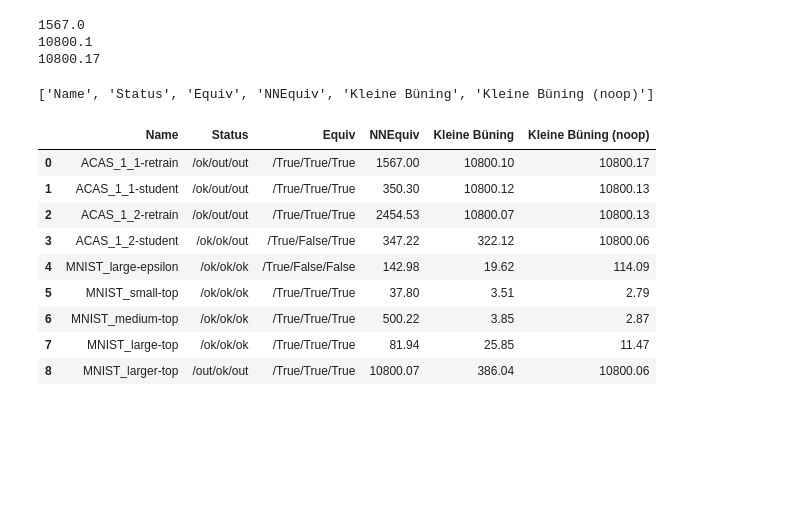
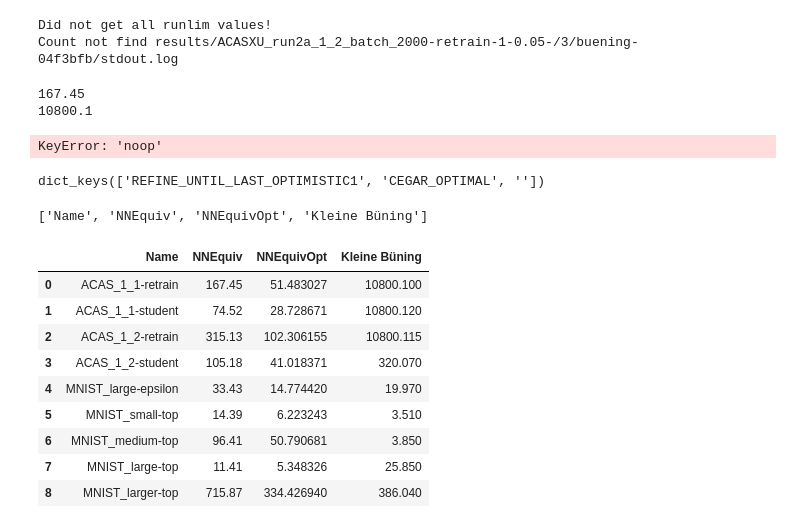
Before and after one commit to samysweb/nnequiv-experiments, a Jupyter notebook: analysis/Comparison-NNEquiv-Buening.ipynb, the cells around one changed output. Drawn from its saved outputs; the diff is of its cells as text; code cells hidden in the pictures; blank space fills up the shorter version.

```diff
--- a/analysis/Comparison-NNEquiv-Buening.ipynb
+++ b/analysis/Comparison-NNEquiv-Buening.ipynb
@@ -17,12 +17,13 @@ benchmarks = [
 ]
 variants = [
     'REFINE_UNTIL_LAST_OPTIMISTIC1',
+    'CEGAR_OPTIMAL'
 ]
-commit = '7417a86'
+commit = '3ad4254'
 out_handlers=[parse.CegarOptimal]
 err_handlers=[parse.RunLim]
 both_handlers=[parse.NNEquivResultHandler]
-num_runs=3
+num_runs=1
 # %%
 variant_runs = {}
 for v in variants:
@@ -45,7 +46,6 @@ for v in variants:
 # %%
 variants = [
     '',
-    'noop'
 ]
 commit = '04f3bfb'
 out_handlers=[]
@@ -68,13 +68,16 @@ for v in variants:
                         both_handlers=both_handlers
                     )
                 )
-            except FileNotFoundError:
+            except (FileNotFoundError,Exception):
                 print(f"Count not find "+b+"-"+v+"/"+str(i)+"/buening-"+commit+"/stdout.log")
+# %% [output]
+Did not get all runlim values!
+Count not find results/ACASXU_run2a_1_2_batch_2000-retrain-1-0.05-/3/buening-04f3bfb/stdout.log
 # %%
 variants = [
     'REFINE_UNTIL_LAST_OPTIMISTIC1',
-    '',
-    'noop'
+    'CEGAR_OPTIMAL',
+    ''
 ]
 variants_median = {}
 for v in variants:
@@ -86,48 +89,54 @@ print(variants_median["REFINE_UNTIL_LAST_OPTIMISTIC1"]["results/ACASXU_run2a_1_1
 print(variants_median[""]["results/ACASXU_run2a_1_1_batch_2000-retrain-1-0.05"].get_val(['runlim','real']))
 print(variants_median["noop"]["results/ACASXU_run2a_1_1_batch_2000-retrain-1-0.05"].get_val(['runlim','real']))
 # %% [output]
-1567.0
+167.45
 10800.1
-10800.17
+KeyError: 'noop'
+# %%
+variants_median.keys()
+# %% [output]
+dict_keys(['REFINE_UNTIL_LAST_OPTIMISTIC1', 'CEGAR_OPTIMAL', ''])
 # %%
 import pandas as pd
 # %%
 benchmarks_labels = {
 "results/ACASXU_run2a_1_1_batch_2000-retrain-1-0.05":"ACAS_1_1-retrain",
 "results/ACASXU_run2a_1_1_batch_2000-student-1-0.05":"ACAS_1_1-student",
 "results/ACASXU_run2a_1_2_batch_2000-retrain-1-0.05":"ACAS_1_2-retrain",
 "results/ACASXU_run2a_1_2_batch_2000-student-1-0.05":"ACAS_1_2-student",
 "results/mnist8x8_100_80_60_40_20_10_eps1-9000.2-15":"MNIST_large-epsilon",
 "results/mnist8x8_student_36_10-9000.7-top":"MNIST_small-top",
 "results/mnist8x8_student_12_12_12_10-9000.7-top":"MNIST_medium-top",
 "results/mnist8x8_100_80_60_40_20_10-9200.3-top":"MNIST_large-top",
 "results/mnist8x8_100_200_300_200_100_10-9200.2-top":"MNIST_larger-top"
 }
 
-columns = ["Name", "Status", "Equiv", "NNEquiv", "Kleine Büning", "Kleine Büning (noop)"]
+#columns = ["Name", "Status", "Equiv", "NNEquiv", "Kleine Büning"]
+columns = ["Name", "NNEquiv", "NNEquivOpt", "Kleine Büning"]
 data = []
 for b in benchmarks:
     cur_row = []
     cur_row.append(benchmarks_labels[b])
-    cur_row.append("")
-    cur_row.append("")
-    for v in variants:
-        cur_row[1]+="/"+str(variants_median[v][b].get_val(['result','status'],strategy='A')[0])
-        cur_row[2]+="/"+str(variants_median[v][b].get_val(['result','is_equiv'],strategy='A')[0])
-        cur_row.append(variants_median[v][b].get_val(['runlim','real']))
+    #cur_row.append("")
+    #cur_row.append("")
+    #cur_row[1]+="/"+str(variants_median[v][b].get_val(['result','status'],strategy='A')[0])
+    #cur_row[2]+="/"+str(variants_median[v][b].get_val(['result','is_equiv'],strategy='A')[0])
+    cur_row.append(variants_median['REFINE_UNTIL_LAST_OPTIMISTIC1'][b].get_val(['runlim','real']))
+    cur_row.append(variants_median['CEGAR_OPTIMAL'][b].get_val(['cegaropt','opt']))
+    cur_row.append(variants_median[''][b].get_val(['runlim','real']))
     data.append(cur_row)
 print(columns)
 table = pd.DataFrame(data, columns=columns)
 table
 # %% [output]
-['Name', 'Status', 'Equiv', 'NNEquiv', 'Kleine Büning', 'Kleine Büning (noop)']
+['Name', 'NNEquiv', 'NNEquivOpt', 'Kleine Büning']
-|  | Name | Status | Equiv | NNEquiv | Kleine Büning | Kleine Büning (noop) |
-| 0 | ACAS_1_1-retrain | /ok/out/out | /True/True/True | 1567.00 | 10800.10 | 10800.17 |
-| 1 | ACAS_1_1-student | /ok/out/out | /True/True/True | 350.30 | 10800.12 | 10800.13 |
-| 2 | ACAS_1_2-retrain | /ok/out/out | /True/True/True | 2454.53 | 10800.07 | 10800.13 |
-| 3 | ACAS_1_2-student | /ok/ok/out | /True/False/True | 347.22 | 322.12 | 10800.06 |
-| 4 | MNIST_large-epsilon | /ok/ok/ok | /True/False/False | 142.98 | 19.62 | 114.09 |
-| 5 | MNIST_small-top | /ok/ok/ok | /True/True/True | 37.80 | 3.51 | 2.79 |
-| 6 | MNIST_medium-top | /ok/ok/ok | /True/True/True | 500.22 | 3.85 | 2.87 |
-| 7 | MNIST_large-top | /ok/ok/ok | /True/True/True | 81.94 | 25.85 | 11.47 |
-| 8 | MNIST_larger-top | /out/ok/out | /True/True/True | 10800.07 | 386.04 | 10800.06 |
+|  | Name | NNEquiv | NNEquivOpt | Kleine Büning |
+| 0 | ACAS_1_1-retrain | 167.45 | 51.483027 | 10800.100 |
+| 1 | ACAS_1_1-student | 74.52 | 28.728671 | 10800.120 |
+| 2 | ACAS_1_2-retrain | 315.13 | 102.306155 | 10800.115 |
+| 3 | ACAS_1_2-student | 105.18 | 41.018371 | 320.070 |
+| 4 | MNIST_large-epsilon | 33.43 | 14.774420 | 19.970 |
+| 5 | MNIST_small-top | 14.39 | 6.223243 | 3.510 |
+| 6 | MNIST_medium-top | 96.41 | 50.790681 | 3.850 |
+| 7 | MNIST_large-top | 11.41 | 5.348326 | 25.850 |
+| 8 | MNIST_larger-top | 715.87 | 334.426940 | 386.040 |
```
Also changed, not shown: parts of 1 cell of this notebook, 9 other files.
